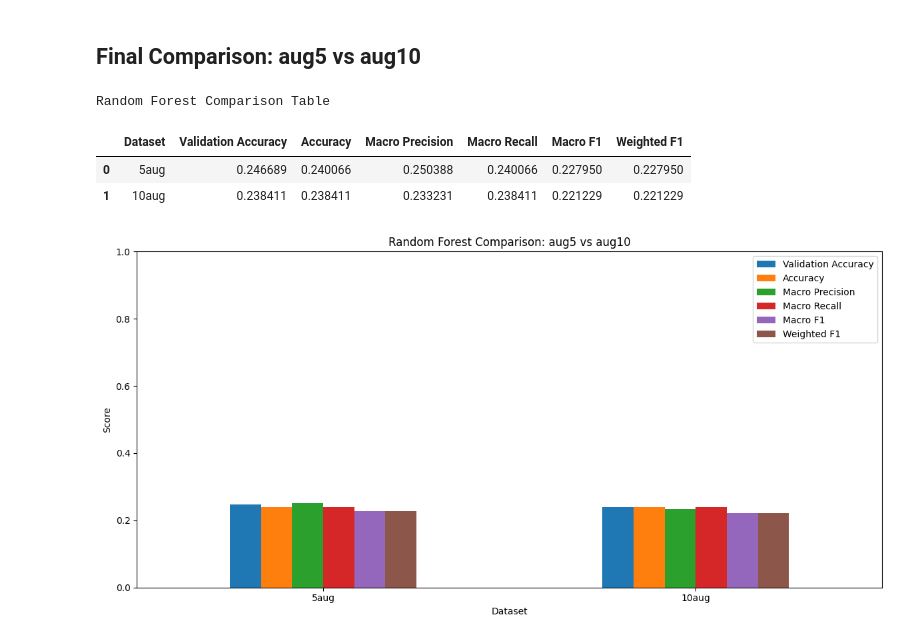
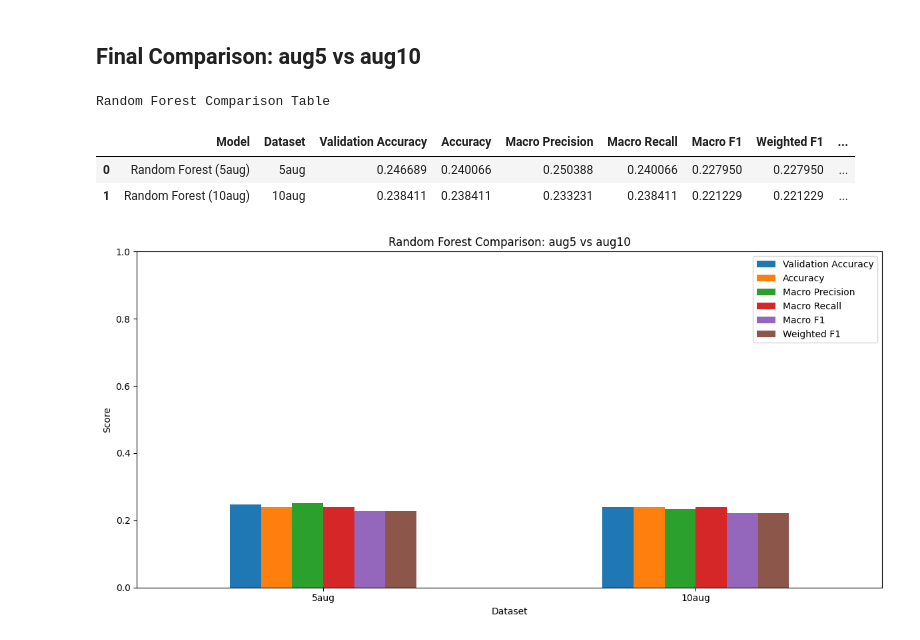
Before and after one commit to vlazo1214/pokemon-image-classification, a Jupyter notebook: baseline.ipynb, the cells around one changed output. Drawn from its saved outputs; the diff is of its cells as text; code cells hidden in the pictures.

```diff
--- a/baseline.ipynb
+++ b/baseline.ipynb
@@ -12,6 +12,8 @@ import matplotlib.pyplot as plt
 import seaborn as sns
 import pandas as pd
 from pathlib import Path
+from sklearn.metrics import roc_auc_score
+
 
 from skimage.feature import hog
 from skimage.color import rgb2gray
@@ -100,15 +102,25 @@ def run_random_forest_experiment(aug_version):
 
     y_val_pred = rf_classifier.predict(X_val_hog)
     y_test_pred = rf_classifier.predict(X_test_hog)
+    y_test_prob = rf_classifier.predict_proba(X_test_hog)
 
     val_accuracy = accuracy_score(y_val, y_val_pred)
     test_accuracy = accuracy_score(y_test, y_test_pred)
 
+    roc_auc_rf = roc_auc_score(
+        y_test,
+        y_test_prob,
+        multi_class="ovr",
+        average="macro"
+    )
+
     print(f"\nValidation Accuracy ({aug_version}): {val_accuracy:.2%}")
     print(f"Test Accuracy ({aug_version}): {test_accuracy:.2%}")
+    print(f"Test ROC-AUC ({aug_version}, OvR Macro): {roc_auc_rf:.4f}")
 
     results = summarize_model(f"Random Forest ({aug_version})", y_test, y_test_pred)
     results["Validation Accuracy"] = val_accuracy
+    results["ROC-AUC"] = roc_auc_rf
 
     return {
         "aug_version": aug_version,
@@ -124,6 +136,8 @@ def run_random_forest_experiment(aug_version):
         "model": rf_classifier,
         "y_val_pred": y_val_pred,
         "y_test_pred": y_test_pred,
+        "y_test_prob": y_test_prob,
+        "roc_auc": roc_auc_rf,
         "results": results
     }
 
@@ -450,28 +468,38 @@ plt.show()
 # %%
 comparison_df = pd.DataFrame([
     {
         "Model": "Random Forest",
         "Dataset": "5aug",
         **rf_aug5["results"]
     },
     {
         "Model": "Random Forest",
         "Dataset": "10aug",
         **rf_aug10["results"]
     }
 ])
 
 comparison_df = comparison_df[
-    ["Dataset", "Validation Accuracy", "Accuracy", "Macro Precision", "Macro Recall", "Macro F1", "Weighted F1"]
+    [
+        "Model",
+        "Dataset",
+        "Validation Accuracy",
+        "Accuracy",
+        "Macro Precision",
+        "Macro Recall",
+        "Macro F1",
+        "Weighted F1",
+        "ROC-AUC"
+    ]
 ]
 
 print("Random Forest Comparison Table")
 display(comparison_df)
 # %% [output]
 Random Forest Comparison Table
-|  | Dataset | Validation Accuracy | Accuracy | Macro Precision | Macro Recall | Macro F1 | Weighted F1 |
-| 0 | 5aug | 0.246689 | 0.240066 | 0.250388 | 0.240066 | 0.227950 | 0.227950 |
-| 1 | 10aug | 0.238411 | 0.238411 | 0.233231 | 0.238411 | 0.221229 | 0.221229 |
+|  | Model | Dataset | Validation Accuracy | Accuracy | Macro Precision | Macro Recall | Macro F1 | Weighted F1 | ... |
+| 0 | Random Forest (5aug) | 5aug | 0.246689 | 0.240066 | 0.250388 | 0.240066 | 0.227950 | 0.227950 | ... |
+| 1 | Random Forest (10aug) | 10aug | 0.238411 | 0.238411 | 0.233231 | 0.238411 | 0.221229 | 0.221229 | ... |
 # %%
 metrics = ["Validation Accuracy", "Accuracy", "Macro Precision", "Macro Recall", "Macro F1", "Weighted F1"]
 
```
Also changed, not shown: parts of 9 cells of this notebook, 6 other files.
